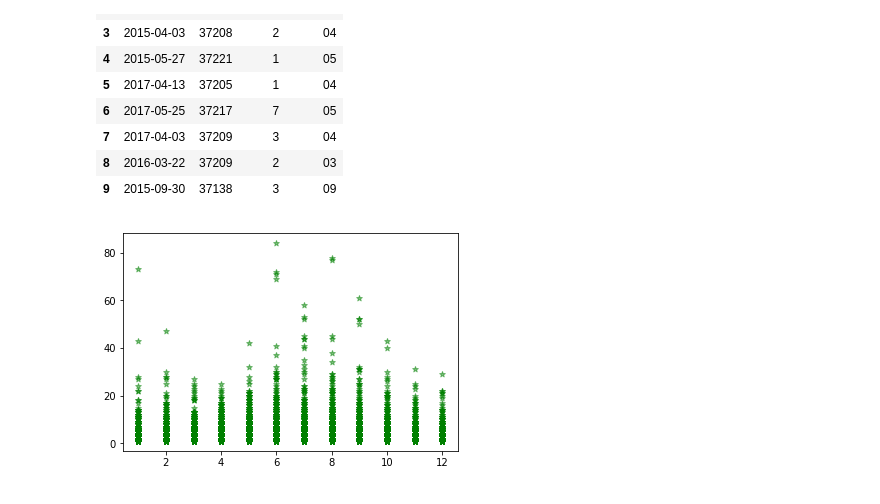
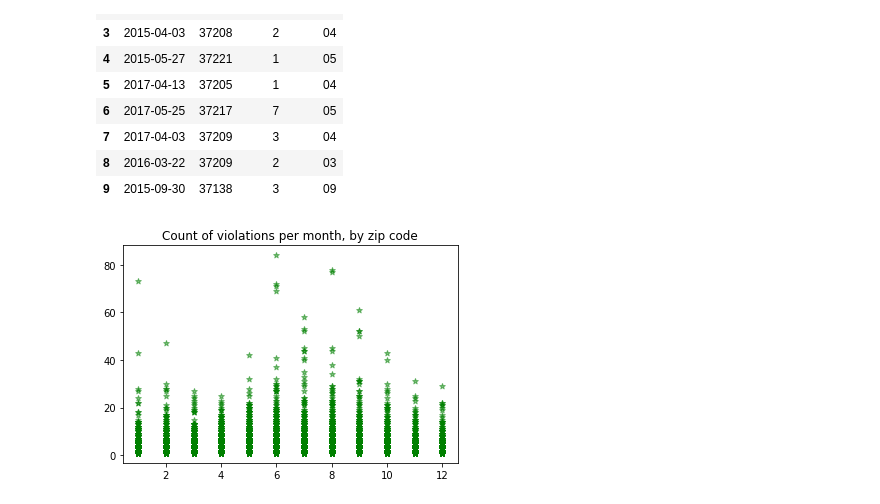
Before and after one commit to DataScienceBS/data-question-2-tornado-bombers, a Jupyter notebook: DQ2_SQL into Python.ipynb, the cells around one changed output. Drawn from its saved outputs; the diff is of its cells as text; code cells hidden in the pictures.

Commit message:
bokeh working, graphs, charts, all the goodies

```diff
--- a/DQ2_SQL into Python.ipynb
+++ b/DQ2_SQL into Python.ipynb
@@ -800,6 +841,7 @@ vio_by_zip.head(10)
 | 9 | 2015-09-30 | 37138 | 3 | 09 |
 # %%
 plt.scatter(vio_by_zip['months'], vio_by_zip['count'], c="g", alpha=0.5, marker='*')
+plt.title('Count of violations per month, by zip code')
 plt.show()
 # %% [output]
-[figure, old version]
+[figure, new version]
```
Also changed, not shown: parts of 14 cells of this notebook, 1 other file.
